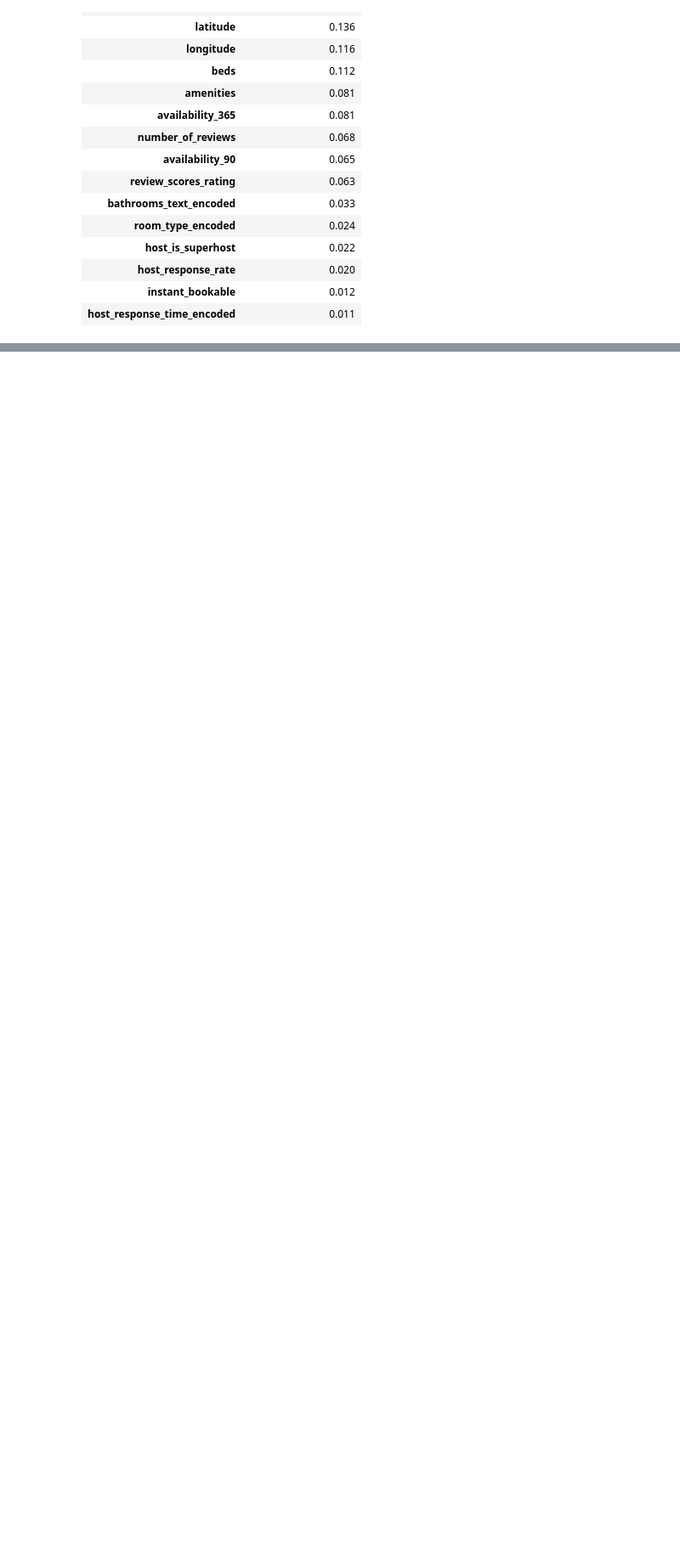
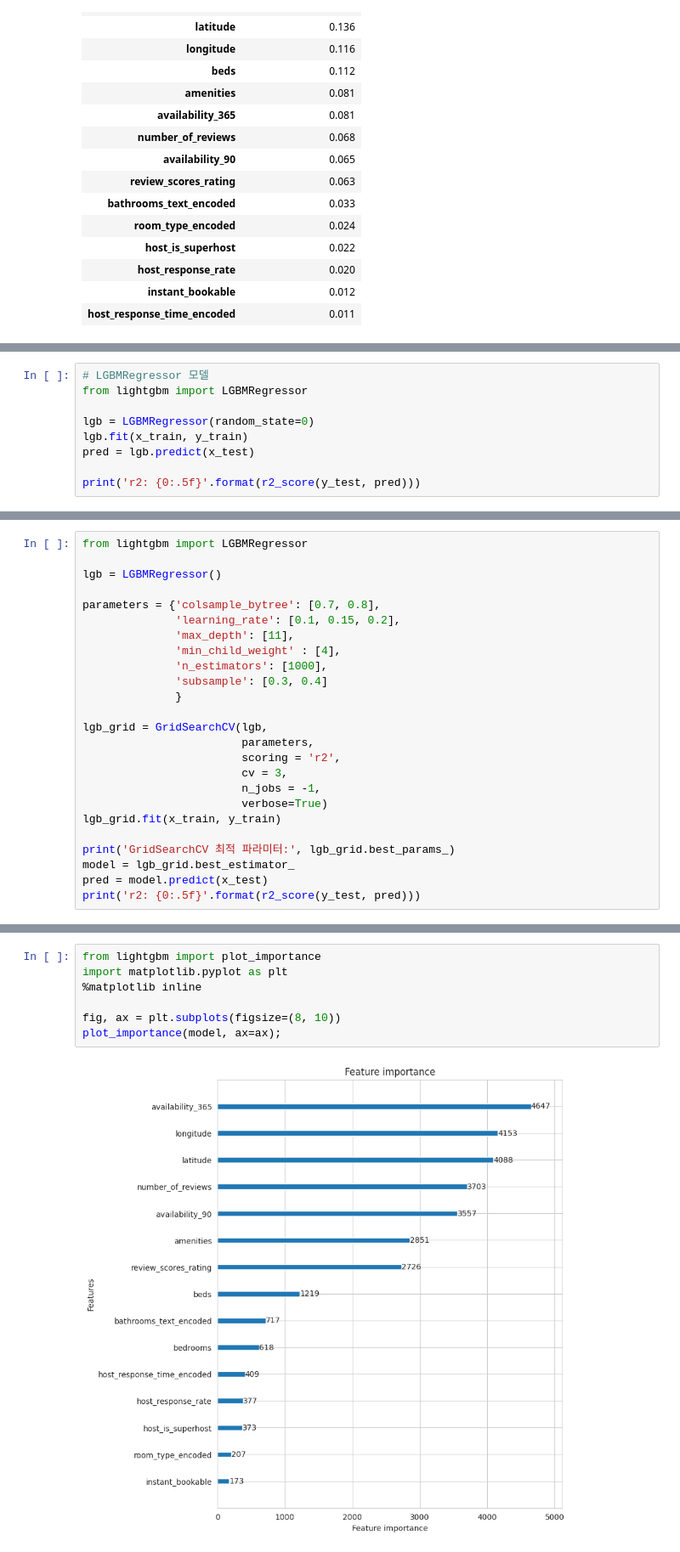
Before and after one commit to rainnn99/-DataAnalysis_Airbnb, a Jupyter notebook: DataAnalysis_Airbnb.ipynb, the cells around one changed output, grey strips where cells are left out. Shown at 85% size. Saved outputs shown, nothing was run; the diff lists cells and outputs as text; blank space fills up the shorter version.

```diff
--- a/DataAnalysis_Airbnb.ipynb
+++ b/DataAnalysis_Airbnb.ipynb
@@ -1262,0 +1485,9 @@ for p in ax.patches:
+# %%
+# LGBMRegressor 모델
+from lightgbm import LGBMRegressor
+
+lgb = LGBMRegressor(random_state=0)
+lgb.fit(x_train, y_train)
+pred = lgb.predict(x_test)
+
+print('r2: {0:.5f}'.format(r2_score(y_test, pred)))
@@ -1262,0 +1502,25 @@ for p in ax.patches:
+# %%
+from lightgbm import LGBMRegressor
+
+lgb = LGBMRegressor()
+
+parameters = {'colsample_bytree': [0.7, 0.8],
+              'learning_rate': [0.1, 0.15, 0.2],
+              'max_depth': [11],
+              'min_child_weight' : [4],
+              'n_estimators': [1000],
+              'subsample': [0.3, 0.4]
+              }
+
+lgb_grid = GridSearchCV(lgb,
+                        parameters,
+                        scoring = 'r2',
+                        cv = 3,
+                        n_jobs = -1,
+                        verbose=True)
+lgb_grid.fit(x_train, y_train)
+
+print('GridSearchCV 최적 파라미터:', lgb_grid.best_params_)
+model = lgb_grid.best_estimator_
+pred = model.predict(x_test)
+print('r2: {0:.5f}'.format(r2_score(y_test, pred)))
@@ -1262,0 +1545,9 @@ for p in ax.patches:
+# %%
+from lightgbm import plot_importance
+import matplotlib.pyplot as plt
+%matplotlib inline
+
+fig, ax = plt.subplots(figsize=(8, 10))
+plot_importance(model, ax=ax);
+# %% [output]
+[figure, added]
```
Also changed, not shown: parts of 17 cells of this notebook.
